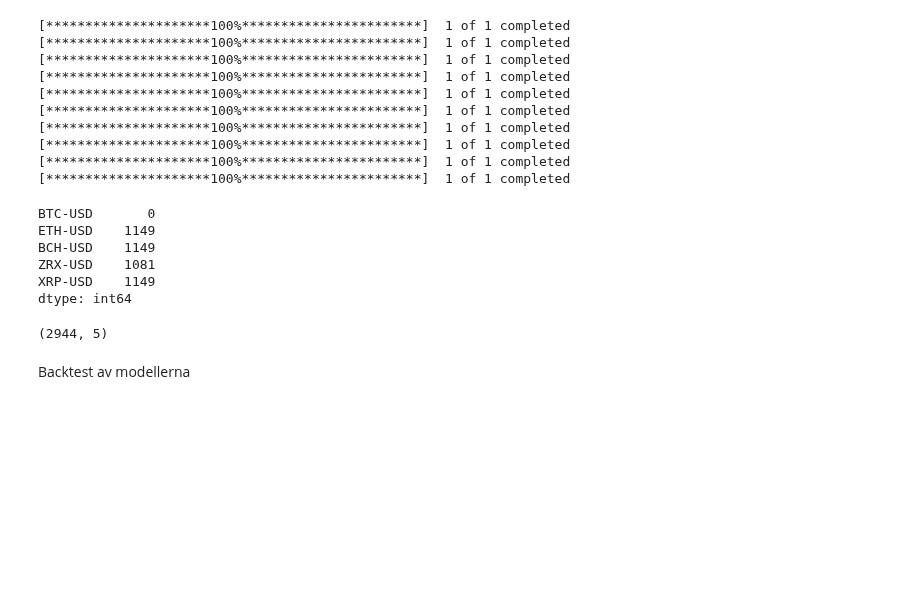
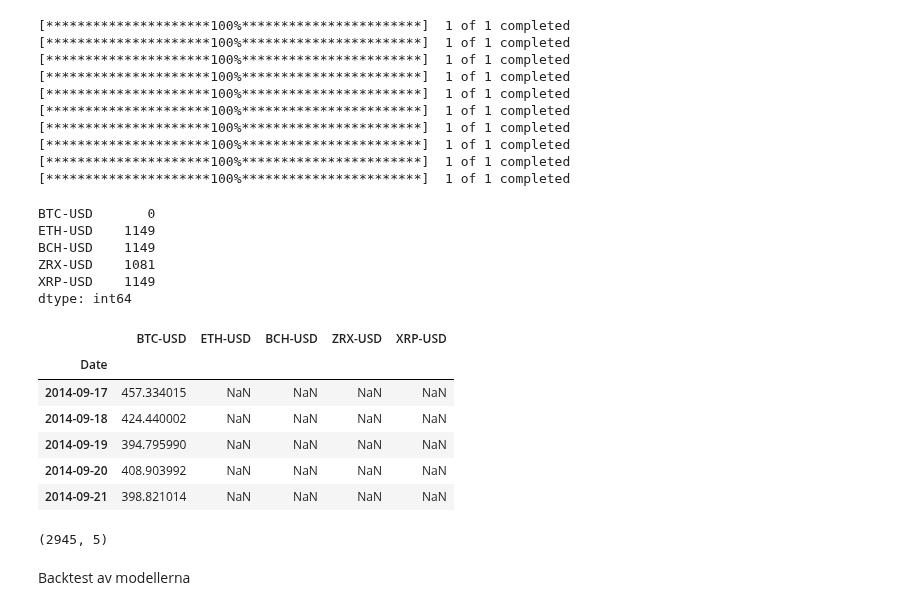
Before and after one commit to carokanns/the_new_Krypto, a Jupyter notebook: new_skapa_modeller.ipynb, the cells around one changed output. Drawn from its saved outputs; the diff is of its cells as text; code cells hidden in the pictures; blank space fills up the shorter version.

Commit message:
max and min-dates to select. cleaned up code

```diff
--- a/new_skapa_modeller.ipynb
+++ b/new_skapa_modeller.ipynb
@@ -150,15 +148,23 @@ df_org= get_all(tickers)
 [*********************100%***********************]  1 of 1 completed
 # %%
 display(df_org.isna().sum())
+display(df_org.head())
 df_org.shape
 # %% [output]
 BTC-USD       0
 ETH-USD    1149
 BCH-USD    1149
 ZRX-USD    1081
 XRP-USD    1149
 dtype: int64
+|  | BTC-USD | ETH-USD | BCH-USD | ZRX-USD | XRP-USD |
+| Date |  |  |  |  |  |
+| 2014-09-17 | 457.334015 | NaN | NaN | NaN | NaN |
+| 2014-09-18 | 424.440002 | NaN | NaN | NaN | NaN |
+| 2014-09-19 | 394.795990 | NaN | NaN | NaN | NaN |
+| 2014-09-20 | 408.903992 | NaN | NaN | NaN | NaN |
+| 2014-09-21 | 398.821014 | NaN | NaN | NaN | NaN |
-(2944, 5)
+(2945, 5)
 # %%
 
 def fit_predict(train, test, target, predictors, model, proba_val=None):
```
Also changed, not shown: parts of 10 cells of this notebook, 3 other files.
